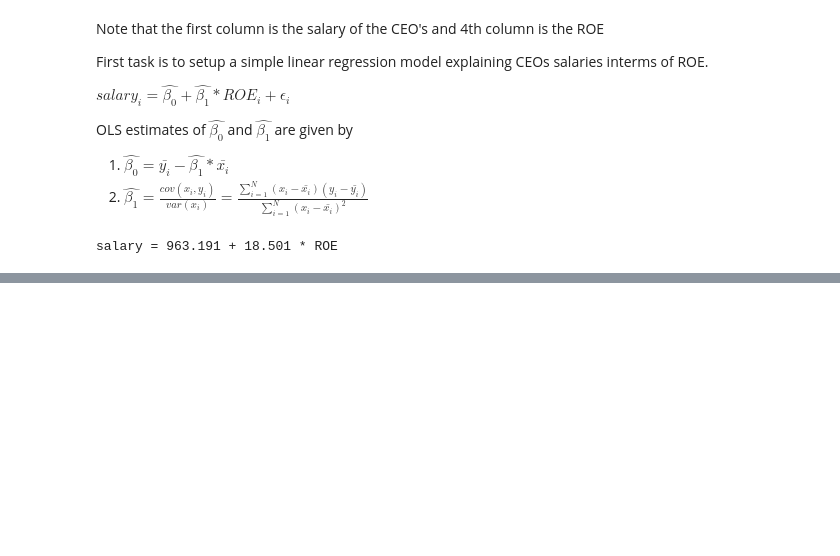
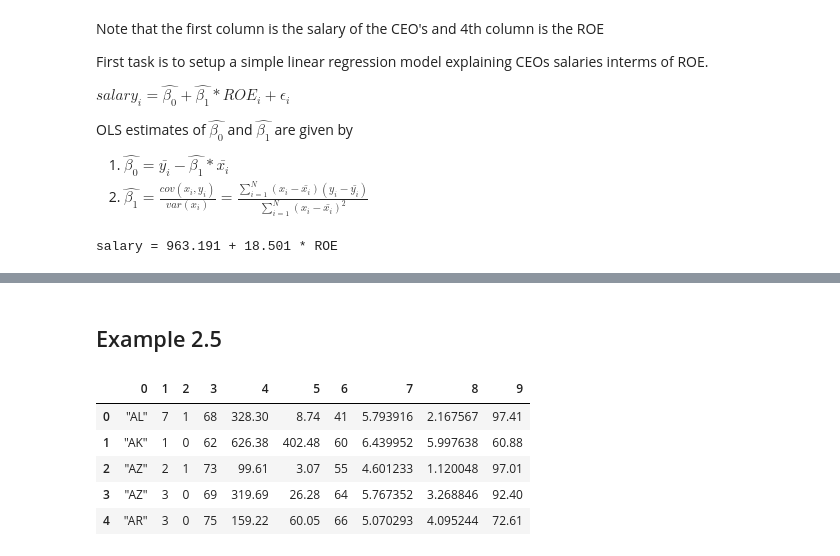
Before and after one commit to cpasupala/wooldridge_IE_7, a Jupyter notebook: Woolridge_chapter2.ipynb, the cells around one changed output, grey strips where cells are left out. Saved outputs shown, nothing was run; the diff lists cells and outputs as text; code cells hidden in the pictures; blank space fills up the shorter version.

```diff
--- a/Woolridge_chapter2.ipynb
+++ b/Woolridge_chapter2.ipynb
@@ -69,0 +97,13 @@ plt.plot(salary_ROE['ROE'],beta_0+beta_1*salary_ROE['ROE'],color='red')
+# %% [markdown]
+## Example 2.5
+# %%
+df = pd.read_excel('/content/drive/MyDrive/Colab Notebooks/Woolridge/vote1.xls',header=None)
+df.describe()
+df.head()
+# %% [output]
+|  | 0 | 1 | 2 | 3 | 4 | 5 | 6 | 7 | 8 | 9 |
+| 0 | "AL" | 7 | 1 | 68 | 328.30 | 8.74 | 41 | 5.793916 | 2.167567 | 97.41 |
+| 1 | "AK" | 1 | 0 | 62 | 626.38 | 402.48 | 60 | 6.439952 | 5.997638 | 60.88 |
+| 2 | "AZ" | 2 | 1 | 73 | 99.61 | 3.07 | 55 | 4.601233 | 1.120048 | 97.01 |
+| 3 | "AZ" | 3 | 0 | 69 | 319.69 | 26.28 | 64 | 5.767352 | 3.268846 | 92.40 |
+| 4 | "AR" | 3 | 0 | 75 | 159.22 | 60.05 | 66 | 5.070293 | 4.095244 | 72.61 |
```
Also changed, not shown: parts of 15 cells of this notebook.
